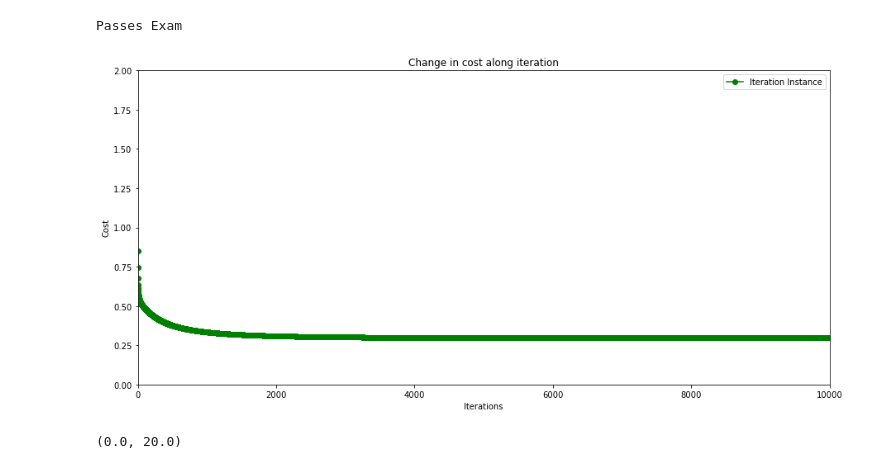
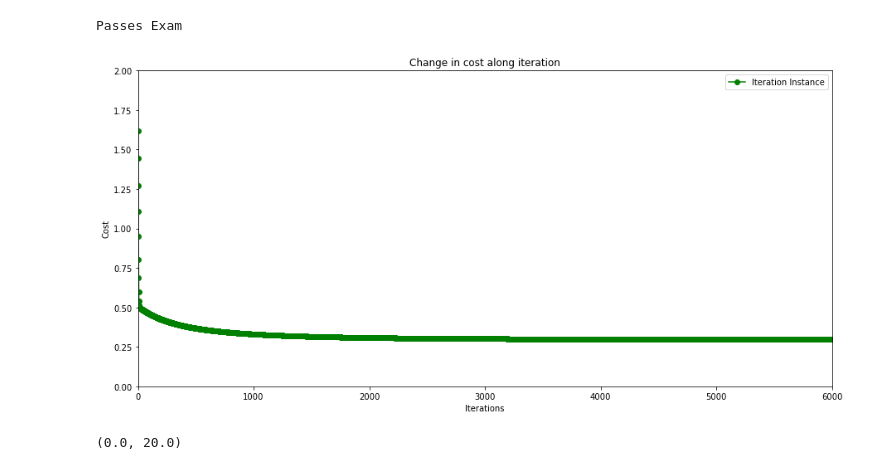
Before and after one commit to gaurav-karki2058/ML-Python, a Jupyter notebook: Linear_regression.ipynb, the cells around one changed output. Saved outputs shown, nothing was run; the diff lists cells and outputs as text; code cells hidden in the pictures.

```diff
--- a/Linear_regression.ipynb
+++ b/Linear_regression.ipynb
@@ -109,6 +110,6 @@ predicted_x=np.dot(predicted_w,[25**2])+predicted_b
 print(f"predicted x is {predicted_x} ")
 print(f"line eqn: {predicted_w}x+{predicted_b})")
 print(f"final cost is {cost_history[-1]}, predicted w :{predicted_w} and predicted b :{predicted_b}")
-for i in cost_history:
-    print(f"{i}\n")
+# for i in cost_history:
+#     print(f"{i}\n")
 # %% [output]
@@ -223,5 +225,5 @@ y = np.array([0, 0, 0, 0, 1, 1, 1, 1, 1, 1, 1, 1])
 
 
 W,b,cost_history=logistic_gradient_descent([],X,y,[],6000,0.1,0.0001)
-for i,j in enumerate(cost_history):
-    print(f' Cost : {j} iteration {i+1}')
+# for i,j in enumerate(cost_history):
+#     print(f' Cost : {j} iteration {i+1}')
@@ -270,16 +254,16 @@ Passes Exam
 # %%
 plt.figure(figsize=(15,7)) # must be declared first
 plt.plot([i for i in range(len(cost_history))],cost_history,'go-',label='Iteration Instance')
 plt.title('Change in cost along iteration')
 plt.xlabel('Iterations')
 plt.ylabel('Cost')
 plt.legend(loc='best')
-plt.xlim(0, 10000) #value limits
+plt.xlim(0, 6000) #value limits
 plt.ylim(0, 2) #value limits
 
 plt.show()
 # %% [output]
-[figure, old version]
+[figure, new version]
 # %%
 np
 plt.scatter(X[:, 0], X[:, 1], c=y, cmap='coolwarm', s=50)
```
Also changed, not shown: parts of 9 cells of this notebook.
